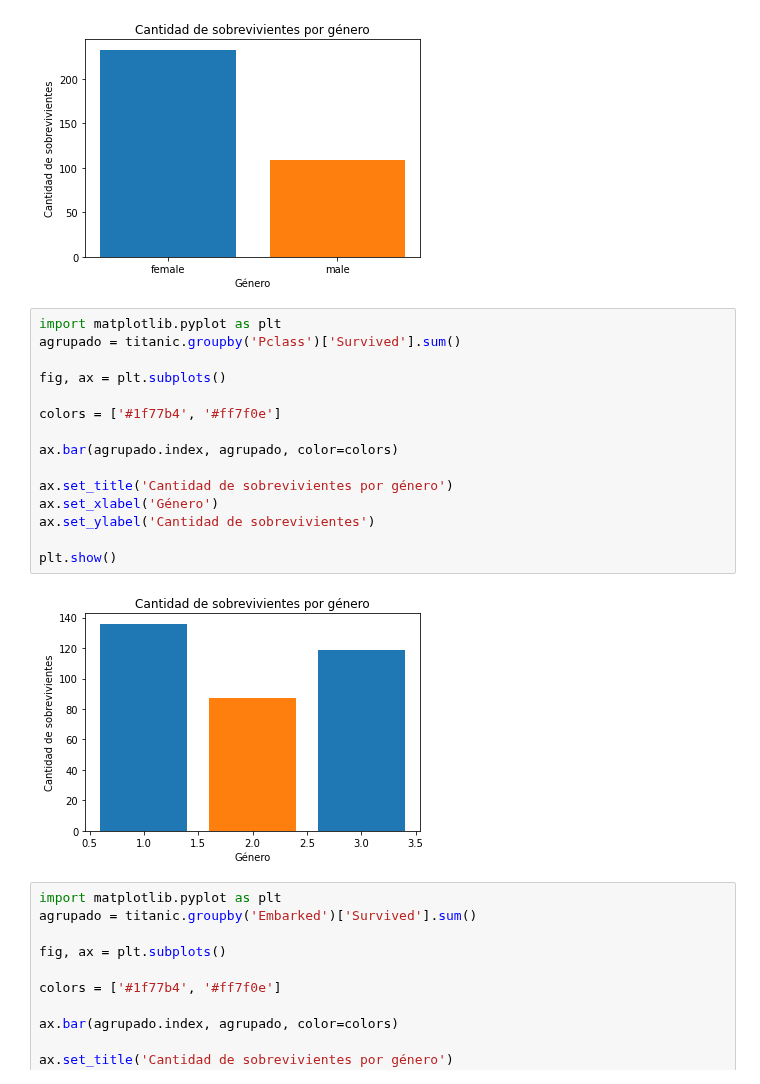
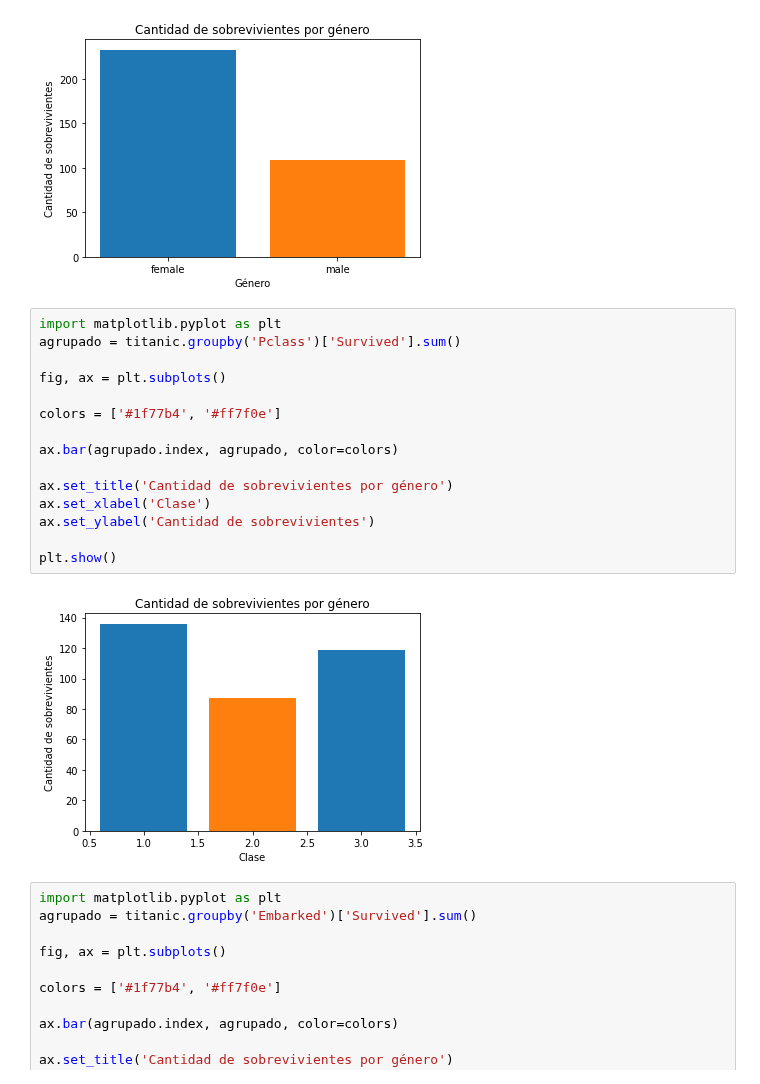
Before and after one commit to JuanXo375/AlgorithmsUN2023I, a Jupyter notebook: Quiz3/jcarrenoar_Quiz2.ipynb, the cells around one changed output. Drawn from its saved outputs; the diff is of its cells as text.

```diff
--- a/Quiz3/jcarrenoar_Quiz2.ipynb
+++ b/Quiz3/jcarrenoar_Quiz2.ipynb
@@ -708,20 +708,20 @@ plt.show()
 # %%
 import matplotlib.pyplot as plt
 agrupado = titanic.groupby('Pclass')['Survived'].sum()
 
 fig, ax = plt.subplots()
 
 colors = ['#1f77b4', '#ff7f0e']
 
 ax.bar(agrupado.index, agrupado, color=colors)
 
 ax.set_title('Cantidad de sobrevivientes por género')
-ax.set_xlabel('Género')
+ax.set_xlabel('Clase')
 ax.set_ylabel('Cantidad de sobrevivientes')
 
 plt.show()
 # %% [output]
-[figure, old version]
+[figure, new version]
 # %%
 import matplotlib.pyplot as plt
 agrupado = titanic.groupby('Embarked')['Survived'].sum()
```
Also changed, not shown: parts of 1 cell of this notebook.
